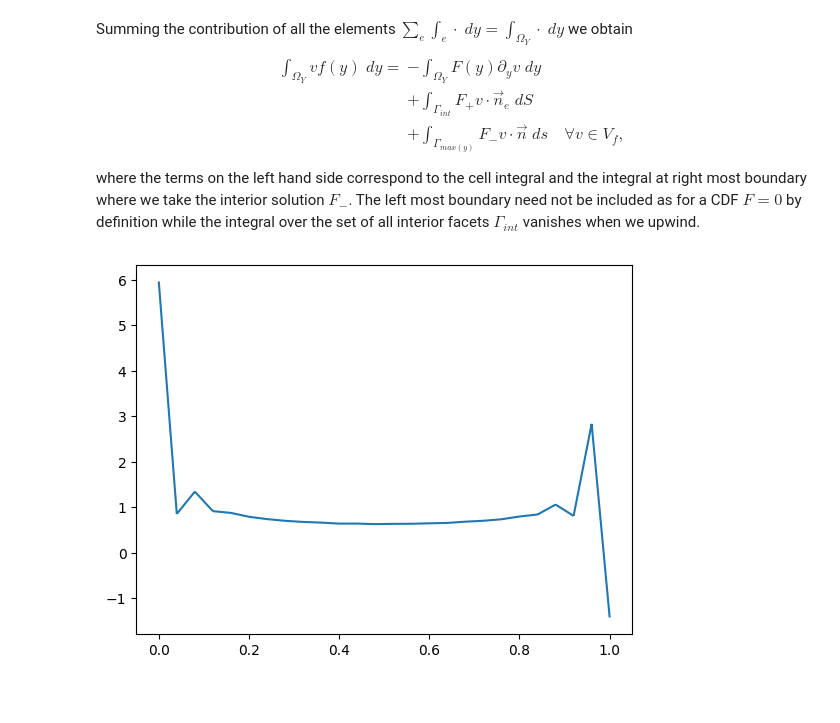
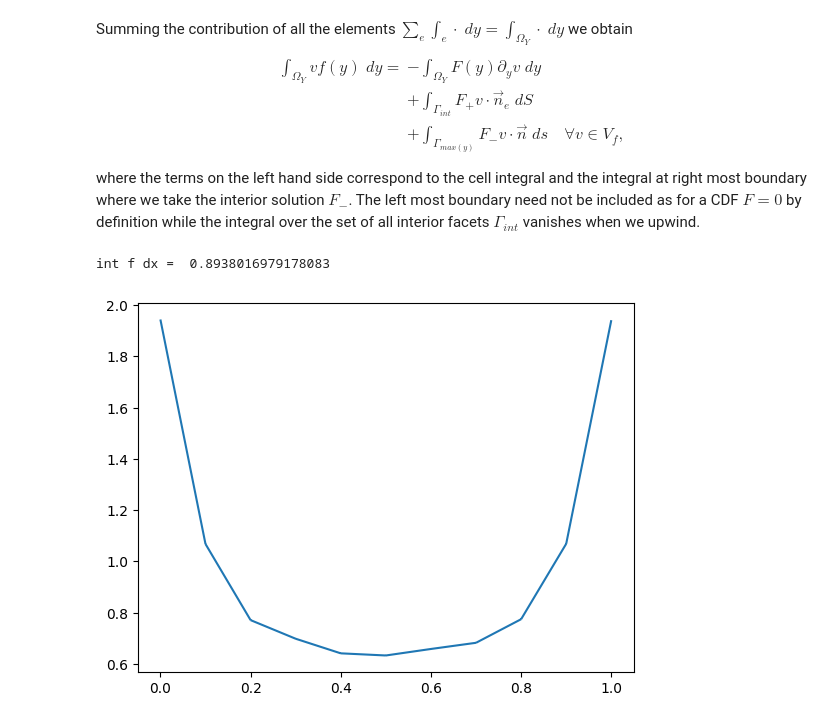
Before and after one commit to D-stratify/Numdf, a Jupyter notebook: PDF_Construction_using_extruded_mesh.ipynb, the cells around one changed output. Cells and saved outputs as stored; diff of their text form; code cells hidden in the pictures; blank space fills up the shorter version.

```diff
--- a/PDF_Construction_using_extruded_mesh.ipynb
+++ b/PDF_Construction_using_extruded_mesh.ipynb
@@ -165,15 +165,15 @@ We begin by constructing a mesh for $\boldsymbol{x} \in \Omega$ which if 1D is a
 from firedrake import *
 
 # Construct the mesh
-Ny   = 25
-#m_x  = IntervalMesh(1,0,2*np.pi); cell_type = "interval";  # x-direction
-m_x  = RectangleMesh(1,1,Lx=2*np.pi,Ly=2*np.pi, originX=0.0, originY=0.0); cell_type = "triangle";
+Ny   = 10
+m_x  = IntervalMesh(1,0,2*np.pi); cell_type = "interval";  # x-direction
+#m_x  = RectangleMesh(1,1,Lx=2*np.pi,Ly=2*np.pi, originX=0.0, originY=0.0); cell_type = "triangle";
 mesh = ExtrudedMesh(m_x, layers=Ny,layer_height=1./Ny,extrusion_type='uniform') # y-direction
 File("Exruded_Mesh.pvd").write(mesh)
 
 # Set the function-space \hat{V}_F
 R   = FiniteElement(family="DG" ,cell=cell_type,degree=0)
-V_F = FiniteElement(family="DG",cell="interval",degree=0)
+V_F = FiniteElement(family="DG",cell="interval",degree=1)
 
 elt_RVF = TensorProductElement(R,V_F)
 V_hat_F = FunctionSpace(mesh,elt_RVF)
@@ -181,7 +181,7 @@ V_hat_F = FunctionSpace(mesh,elt_RVF)
 With the function spaces defined we then define the indicator function $\mathbb{I}(y,\boldsymbol{x})$ which acts on the random function $Y(\boldsymbol{x})$
 # %%
 # Define the indicator function
-x1,x2,y = SpatialCoordinate(mesh)
+x1,y = SpatialCoordinate(mesh)
 Indicator = conditional( sin(x1)**2  < y, 1.0, 0.0)
 # %% [markdown]
 To inspect and visualise the mesh created we can use pyvista
@@ -241,7 +241,7 @@ To recover the 1D function $F(y)$ we then create a new mesh and ascribe a functi
 # %%
 # Define a mesh,function space & the CDF F which lives in this space
 m_y = IntervalMesh(Ny,0,1);
-V_F = FunctionSpace(mesh=m_y,family="DG",degree=0);
+V_F = FunctionSpace(mesh=m_y,family="DG",degree=1);
 F   = Function(V_F)
 
 # create new function y_Fs on function space V
@@ -258,3 +258,5 @@ if len(F_hat.dat.data) == len(indx):
 else:
   # Take the average over the two triangles
   F.dat.data[indx] = 0.5*(F_hat.dat.data[:len(indx)] + F_hat.dat.data[len(indx):])
+
+print('int F dx = ',assemble(F*dx),'\n')
@@ -301,29 +305,26 @@ where the terms on the left hand side correspond to the cell integral and the in
 # %%
 # Define a function space
 V_f = FunctionSpace(mesh=m_y,family="CG",degree=1);
 
 u = TrialFunction(V_f)
 v = TestFunction(V_f)
-
-n = FacetNormal(m_y)
-
-# create new function y_Fs on function space V
-#V_F = FunctionSpace(mesh=m_y,family="DG",degree=0);
-#y,  = SpatialCoordinate(m_y)
-#F   = interpolate(y,V_F) # Creates a function y in V_F
+#n = FacetNormal(m_y)
 
 # Define the variational forms for the previous equation
 a =  inner(u,v) * dx
-L = -inner(F,v.dx(0)) * dx  +  F*v*ds(2)
+L = -inner(F,v.dx(0)) * dx  +  F*v*ds(2) - F*v*ds(1)
 
 
 f = Function(V_f)
 solve(a == L, f)
 File("PDF_Rayleigh_Benard.pvd").write(f)
 
+print('int f dx = ',assemble(f*dx),'\n')
+
 try:
   Line2D = plt.plot(f,num_sample_points=150)
 except Exception as e:
   warning("Cannot plot figure. Error msg: '%s'" % e)
 # %% [output]
+int f dx =  0.8938016979178083
-[figure, old version]
+[figure, new version]
```
Also changed, not shown: parts of 6 cells of this notebook.
